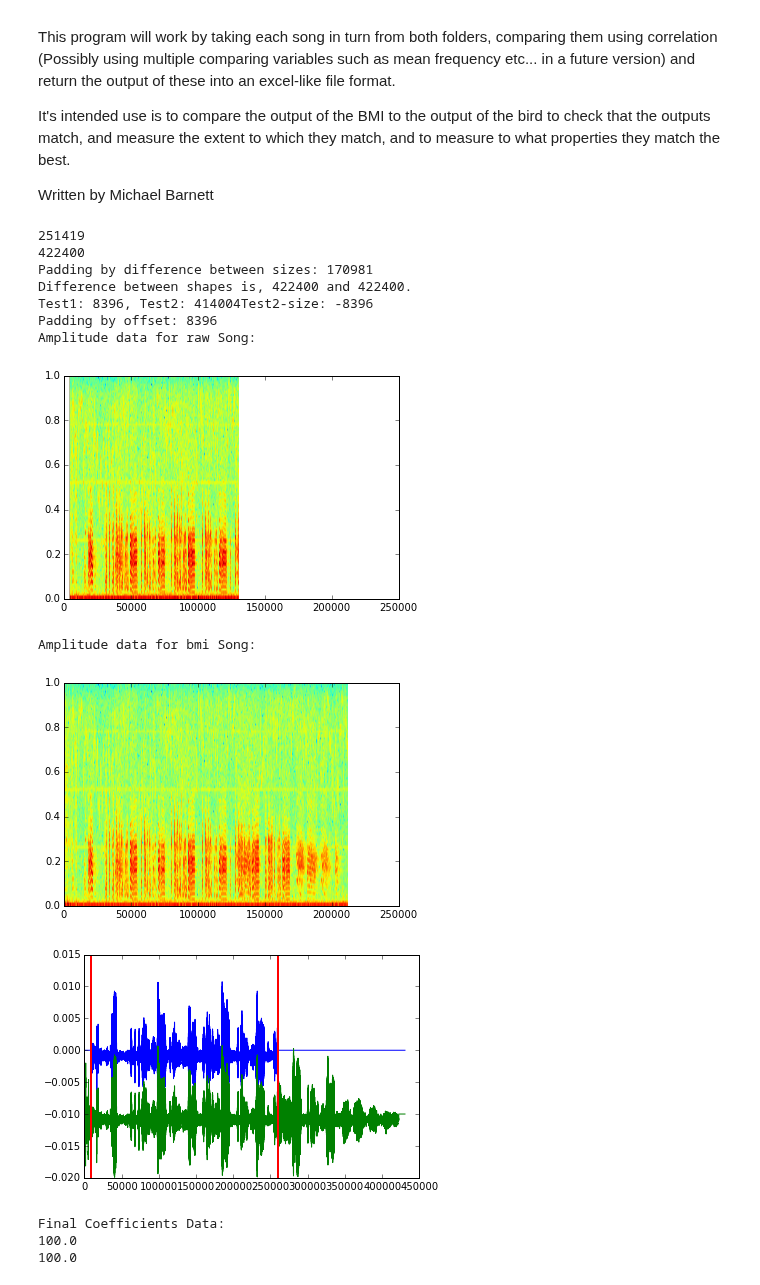
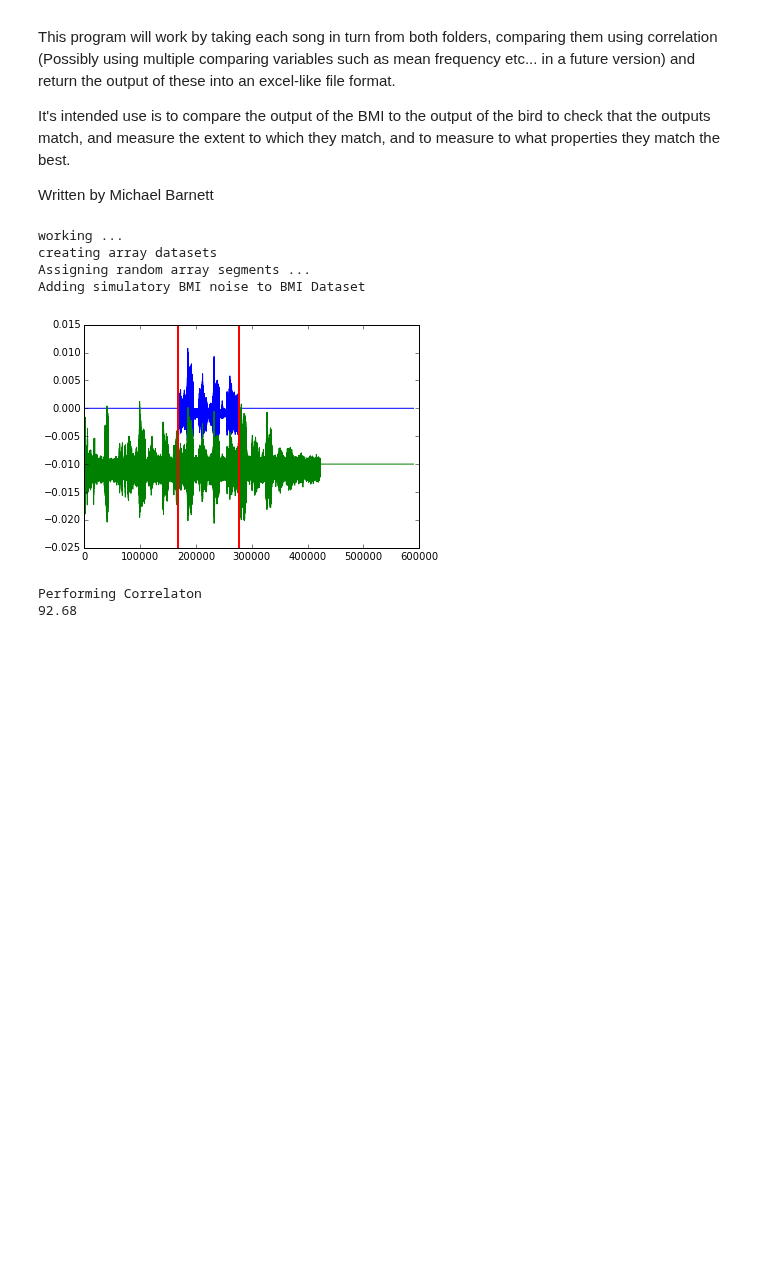
Before and after one commit to BirdMI-UniversityofAuckland/MichaelSandbox, a Jupyter notebook: BIRDMI_Correl_v1.ipynb, the cells around one changed output. Cells and saved outputs as stored; diff of their text form; code cells hidden in the pictures; blank space fills up the shorter version.

```diff
--- a/BIRDMI_Correl_v1.ipynb
+++ b/BIRDMI_Correl_v1.ipynb
@@ -221,9 +128,14 @@ def correlate_coef(array1,array2):
 # %%
-def correlate_song_data(raw,bmi,task):
-
+def process_song_data(raw,bmi,task = 0):
+    """ The purpose of this definition is so to have one call that will execute different comparison tasks
+    However , at the moment only the co-efficients task works appropraitely, in a future point would like to have other
+    forms of song comparison methods - mean freq and pitch etc etc etc
+    """
     if task == 1: # Task 1, Correlate array data using numpy.correlate, return as correlate array
-        correlated_array = np.correlate(raw,bmi)
+        correlated_array = plt.xcorr(raw,bmi)
         return correlated_array
-    elif task == 2:
-        return 0
-    else: print "Error, Unknown Task, 1 = Correlate, 0,2->n=undefined"
+    elif task == 2: # Task 2, return a correlation co-efficient as a percentage
+        corrcoefdata = np.corrcoef(raw,bmi)
+        coefficient_value = abs(int(corrcoefdata[1,0]*100000)/1000.00)
+        return coefficient_value
+    else: print "Error, Unknown Task, 1 = Correlate, 2 = % Coefficent, 0,3->n=undefined"
@@ -230,36 +239,35 @@ def correlate_song_data(raw,bmi,task):
 # %%
-## Working Cell:
+## Working Cell
+print "working ..."
 
 # Create arrays filled with datasets from folders
 # Loop through datasets to compare to
+# Create normalised datasets of all songs involved:
+rawsong_array, bmisong_array = create_array_datasets()
 
-# Create normalised datasets of all songs involved:
-rawsong_array = create_song_dataset(working_directory +'rawsong') # Create array of all songs in rawsong
-bmisong_array = create_song_dataset(working_directory + 'bmisong') # Create array of all songs in bmisong
-
-## Add some noise to array2 to simulate a poor BMI performace:
-#noise = np.random.normal(0.1,0.0001,array2.shape)
-#draw_wav_output(noise)
-#array2 = array2 + noise
-
-arraytest1 = rawsong_array[0][np.random.randint(50000):np.random.randint(100000)+200000]
+print "Assigning random array segments ... "
+arraytest1 = rawsong_array[0][np.random.randint(200000):np.random.randint(100000)+200000]
 arraytest2 = rawsong_array[0]#[100000:200000]
 
 
-t = correlate_coef(arraytest1, arraytest2)
+
+##Add some noise to array2 to simulate a poor BMI performace:
+print "Adding simulatory BMI noise to BMI Dataset"
+noise = np.random.normal(0,0.0005,arraytest2.shape)
+arraytest2 = arraytest2 + noise
+
+## Align and pad the data for comparison
+arraytest1,arraytest2 = create_comparison_arrays(arraytest1,arraytest2,draw = 'yes')
+## Find a Co-efficient
+print "Performing Correlaton"
+t = process_song_data(arraytest1, arraytest2,task = 2)
+
 print t
 # %% [output]
-251419
-422400
-Padding by difference between sizes: 170981
-Difference between shapes is, 422400 and 422400.
-Test1: 8396, Test2: 414004Test2-size: -8396
-Padding by offset: 8396
-Amplitude data for raw Song:
+working ...
+creating array datasets
+Assigning random array segments ...
+Adding simulatory BMI noise to BMI Dataset
-[figure, old version]
+[figure, new version]
-Amplitude data for bmi Song:
+Performing Correlaton
+92.68
-[figure, removed]
-[figure, removed]
-Final Coefficients Data:
-100.0
-100.0
```
Also changed, not shown: parts of 8 cells of this notebook.
